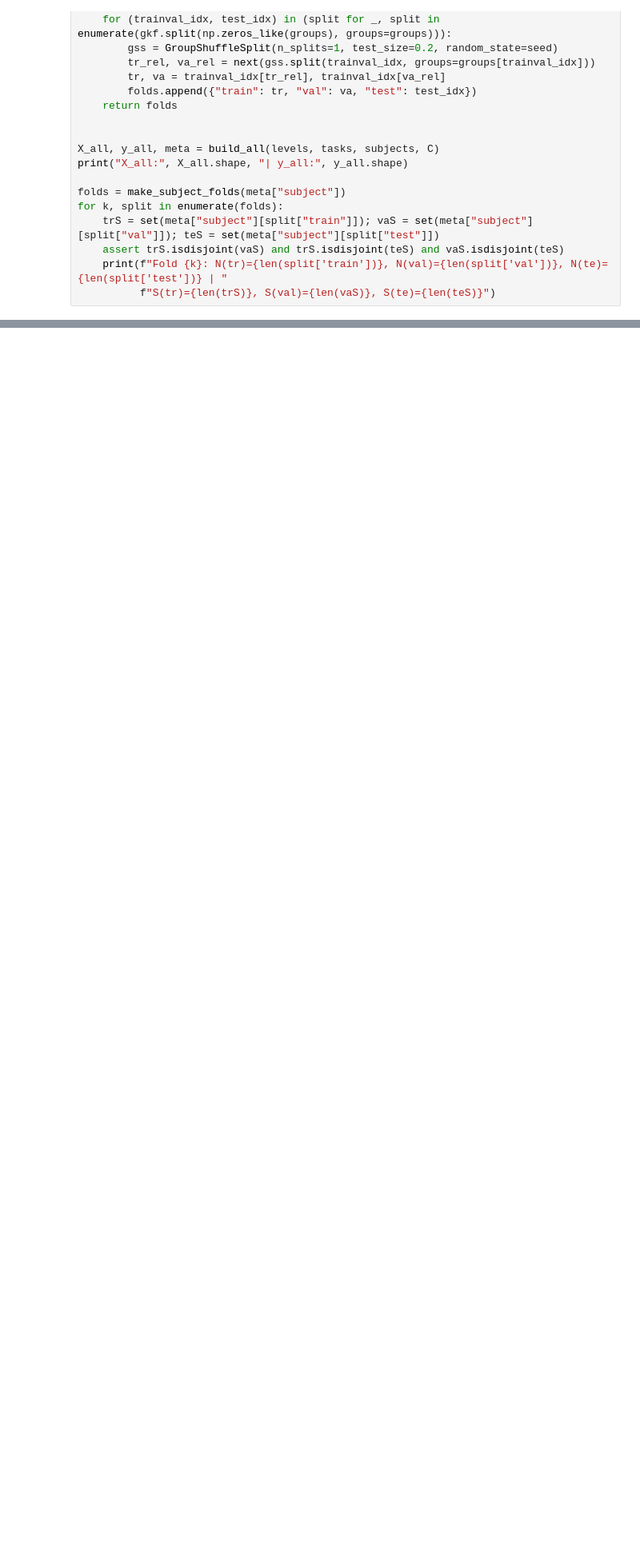
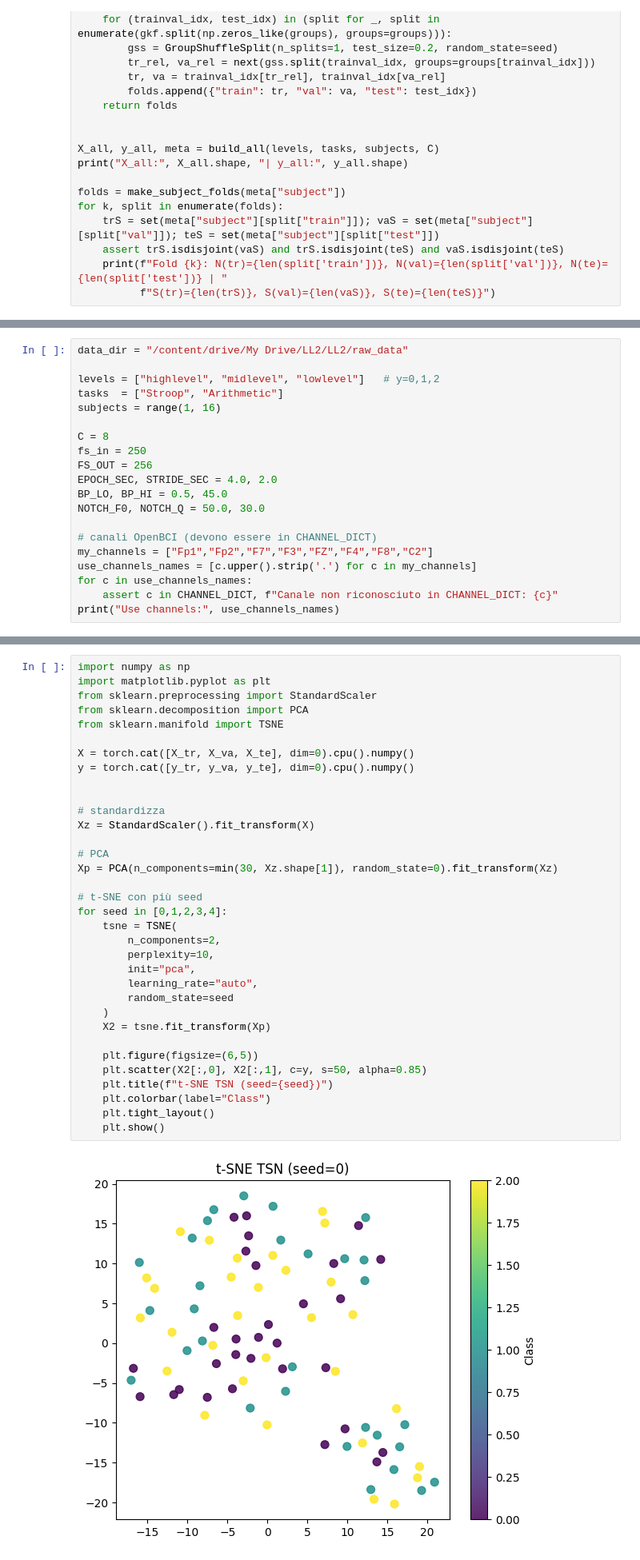
Before and after one commit to camillabocciolone/Leonardo-project, a Jupyter notebook: ll2egpt.ipynb, the cells around one changed output, grey strips where cells are left out. Shown at 80% size. Saved outputs shown, nothing was run; the diff lists cells and outputs as text; blank space fills up the shorter version.

```diff
--- a/ll2egpt.ipynb
+++ b/ll2egpt.ipynb
@@ -919,0 +893,20 @@ for k, split in enumerate(folds):
+# %%
+data_dir = "/content/drive/My Drive/LL2/LL2/raw_data"
+
+levels = ["highlevel", "midlevel", "lowlevel"]   # y=0,1,2
+tasks  = ["Stroop", "Arithmetic"]
+subjects = range(1, 16)
+
+C = 8
+fs_in = 250
+FS_OUT = 256
+EPOCH_SEC, STRIDE_SEC = 4.0, 2.0
+BP_LO, BP_HI = 0.5, 45.0
+NOTCH_F0, NOTCH_Q = 50.0, 30.0
+
+# canali OpenBCI (devono essere in CHANNEL_DICT)
+my_channels = ["Fp1","Fp2","F7","F3","FZ","F4","F8","C2"]
+use_channels_names = [c.upper().strip('.') for c in my_channels]
+for c in use_channels_names:
+    assert c in CHANNEL_DICT, f"Canale non riconosciuto in CHANNEL_DICT: {c}"
+print("Use channels:", use_channels_names)
@@ -919,0 +1384,36 @@ for k, split in enumerate(folds):
+# %%
+import numpy as np
+import matplotlib.pyplot as plt
+from sklearn.preprocessing import StandardScaler
+from sklearn.decomposition import PCA
+from sklearn.manifold import TSNE
+
+X = torch.cat([X_tr, X_va, X_te], dim=0).cpu().numpy()
+y = torch.cat([y_tr, y_va, y_te], dim=0).cpu().numpy()
+
+
+# standardizza
+Xz = StandardScaler().fit_transform(X)
+
+# PCA
+Xp = PCA(n_components=min(30, Xz.shape[1]), random_state=0).fit_transform(Xz)
+
+# t-SNE con più seed
+for seed in [0,1,2,3,4]:
+    tsne = TSNE(
+        n_components=2,
+        perplexity=10,
+        init="pca",
+        learning_rate="auto",
+        random_state=seed
+    )
+    X2 = tsne.fit_transform(Xp)
+
+    plt.figure(figsize=(6,5))
+    plt.scatter(X2[:,0], X2[:,1], c=y, s=50, alpha=0.85)
+    plt.title(f"t-SNE TSN (seed={seed})")
+    plt.colorbar(label="Class")
+    plt.tight_layout()
+    plt.show()
+# %% [output]
+[figure, added]
```
Also changed, not shown: parts of 50 cells of this notebook.
